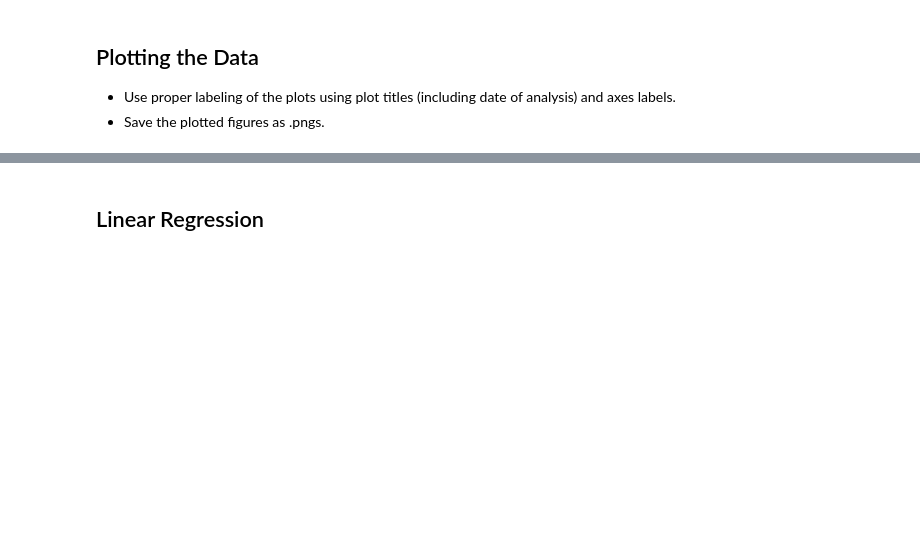
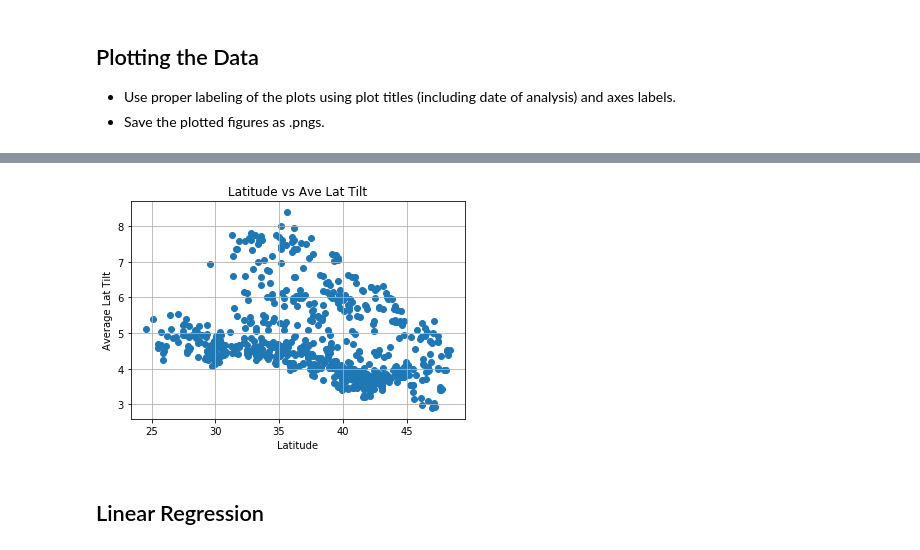
Before and after one commit to dborowski16/renewable-energy-analysis, a Jupyter notebook: APIstarter.ipynb, the cells around one changed output, grey strips where cells are left out. Cells and saved outputs as stored; diff of their text form; code cells hidden in the pictures; blank space fills up the shorter version.

```diff
--- a/APIstarter.ipynb
+++ b/APIstarter.ipynb
@@ -292,3 +335,11 @@ plt.savefig('../output_data/Lat_vs_Wind_Speed.png')
+# %%
+plt.scatter(combined_data["Lat"], combined_data["Ave Lat Tilt"])
+plt.title('Latitude vs Ave Lat Tilt')
+plt.xlabel('Latitude')
+plt.ylabel('Average Lat Tilt')
+plt.grid()
+# %% [output]
+[figure, added]
 # %% [markdown]
 ## Linear Regression
 # %%
```
Also changed, not shown: parts of 31 cells of this notebook, 5 other files.
